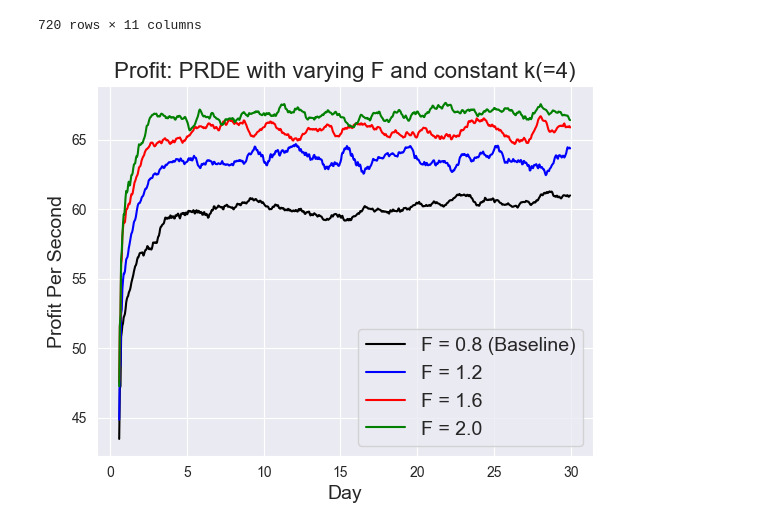
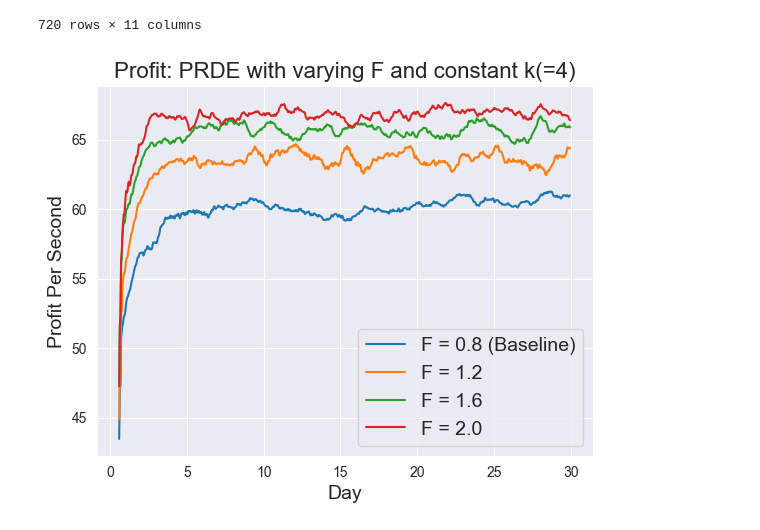
Before and after one commit to MJ-Peters/INFT-Coursework-PRDE-Trader-Evaluation-and-Improvement, a Jupyter notebook: Investigating K and F/F Experiment/F Data Analysis.ipynb, the cells around one changed output. Drawn from its saved outputs; the diff is of its cells as text; code cells hidden in the pictures.

```diff
--- a/Investigating K and F/F Experiment/F Data Analysis.ipynb
+++ b/Investigating K and F/F Experiment/F Data Analysis.ipynb
@@ -208,19 +208,19 @@ df_F20
 | 2588400 | 68.500055 | 59.771357 | 66.114276 | 68.078396 | 70.820605 | 70.053509 | 66.760045 | ... |
 720 rows × 11 columns
 # %%
-plt.plot((df_baseline.index / (60*60*24)), df_baseline["Mean PPS"].rolling(15).mean(), color="k", label="F = 0.8 (Baseline)", alpha=1)
-plt.plot((df_F12.index / (60*60*24)), df_F12["Mean PPS"].rolling(15).mean(), color="b", label="F = 1.2", alpha=1)
-plt.plot((df_F16.index / (60*60*24)), df_F16["Mean PPS"].rolling(15).mean(), color="r", label="F = 1.6", alpha=1)
-plt.plot((df_F20.index / (60*60*24)), df_F20["Mean PPS"].rolling(15).mean(), color="g", label="F = 2.0", alpha=1)
+plt.plot((df_baseline.index / (60*60*24)), df_baseline["Mean PPS"].rolling(15).mean(), color="tab:blue", label="F = 0.8 (Baseline)", alpha=1)
+plt.plot((df_F12.index / (60*60*24)), df_F12["Mean PPS"].rolling(15).mean(), color="tab:orange", label="F = 1.2", alpha=1)
+plt.plot((df_F16.index / (60*60*24)), df_F16["Mean PPS"].rolling(15).mean(), color="tab:green", label="F = 1.6", alpha=1)
+plt.plot((df_F20.index / (60*60*24)), df_F20["Mean PPS"].rolling(15).mean(), color="tab:red", label="F = 2.0", alpha=1)
 
 plt.xlabel("Day", fontsize=14)
 plt.ylabel("Profit Per Second", fontsize=14)
 plt.title("Profit: PRDE with varying F and constant k(=4)", fontsize=16)
 
 plt.legend(fontsize=14, loc="lower right")
 plt.savefig("PRDE F Investigation.png")
 plt.show()
 # %% [output]
-[figure, old version]
+[figure, new version]
 # %%
 # Statistical Testing
```
